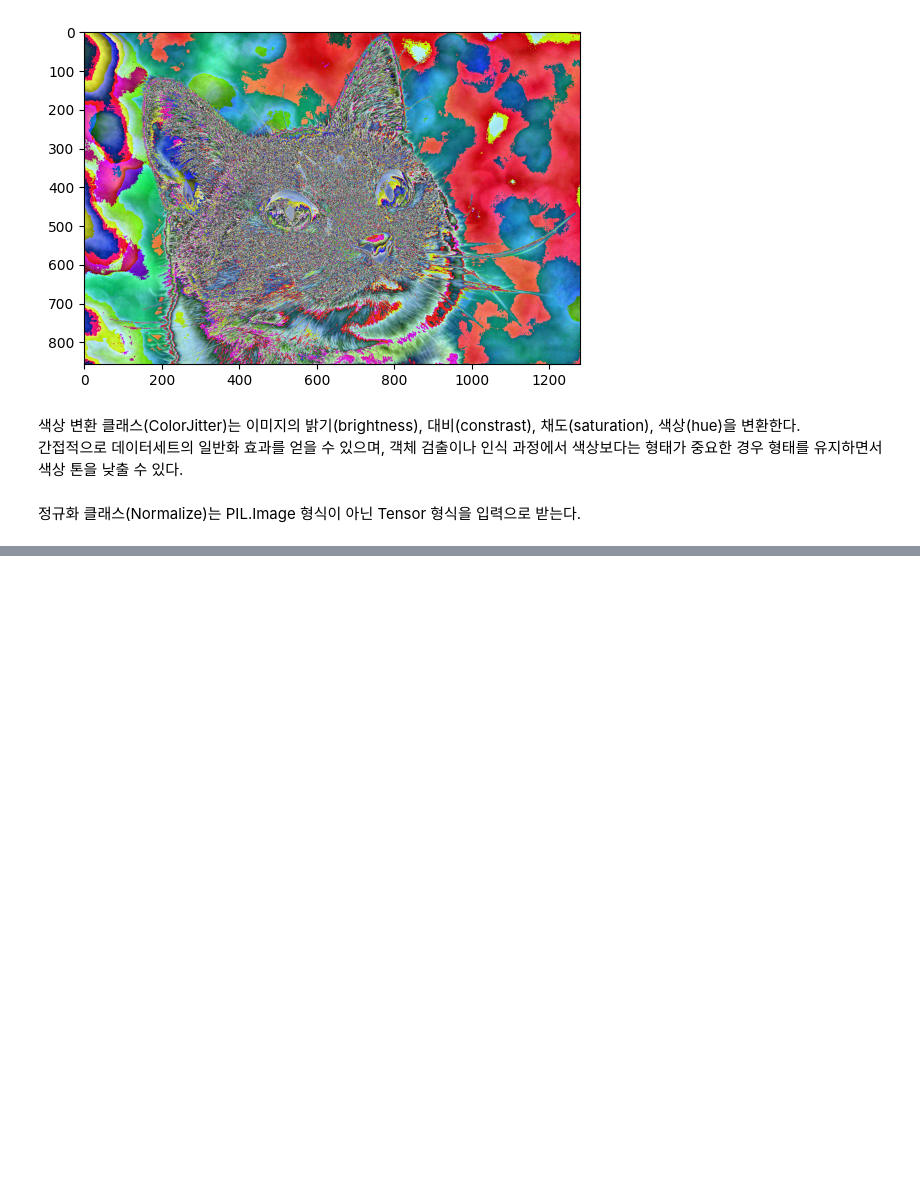
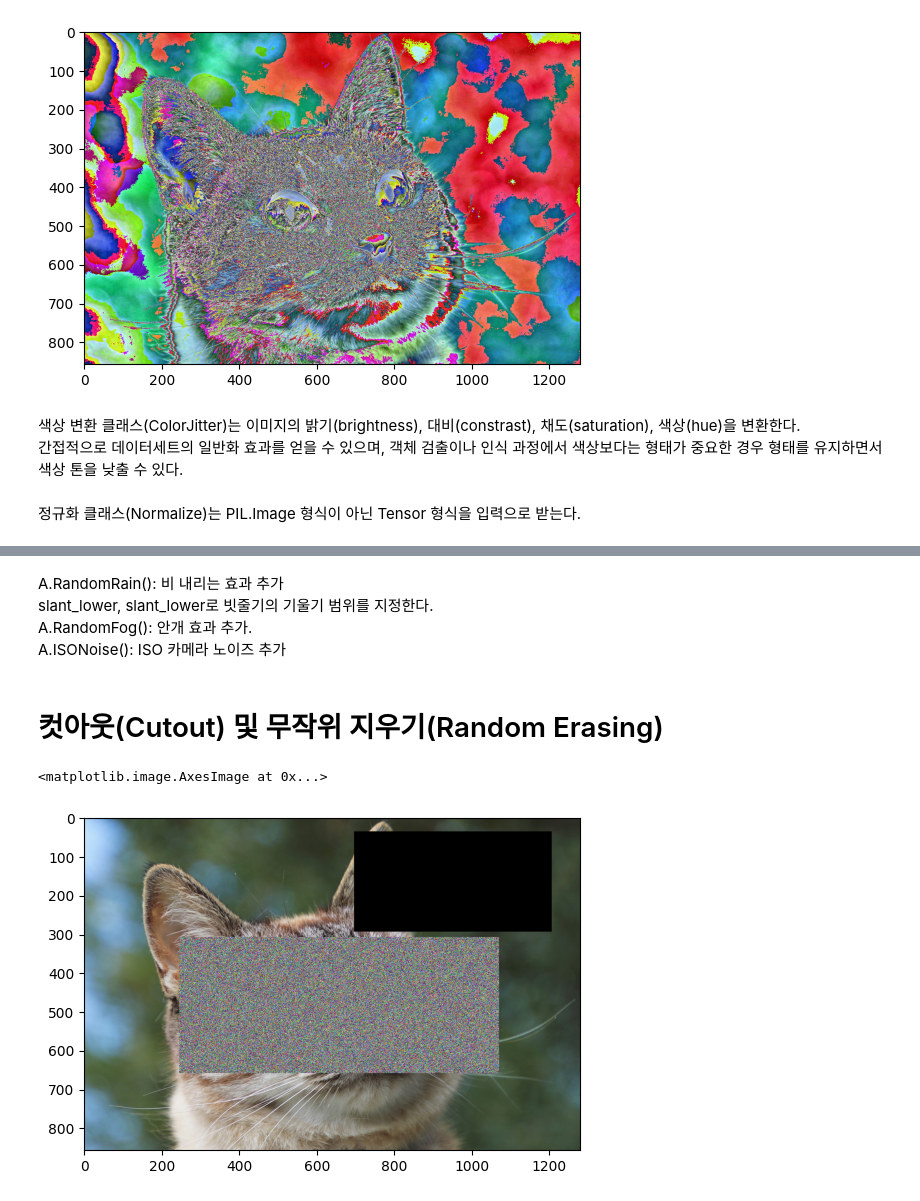
Before and after one commit to choiwonjini/AIFFEL_practice, a Jupyter notebook: pytorch/advanced/4-2. Image Data Augmentation.ipynb, the cells around one changed output, grey strips where cells are left out. Drawn from its saved outputs; the diff is of its cells as text; code cells hidden in the pictures; blank space fills up the shorter version.

```diff
--- a/pytorch/advanced/4-2. Image Data Augmentation.ipynb
+++ b/pytorch/advanced/4-2. Image Data Augmentation.ipynb
@@ -150,0 +171,20 @@ plt.imshow(transformed_image)
+# %% [markdown]
+A.RandomRain(): 비 내리는 효과 추가
+slant_lower, slant\_lower로 빗줄기의 기울기 범위를 지정한다.
+A.RandomFog(): 안개 효과 추가.
+A.ISONoise(): ISO 카메라 노이즈 추가
+# %% [markdown]
+# 컷아웃(Cutout) 및 무작위 지우기(Random Erasing)
+# %%
+transform = transforms.Compose([
+    transforms.ToTensor(),
+    transforms.RandomErasing(p=1.0, value=0),        # Cutout
+    transforms.RandomErasing(p=1.0, value='random'), # Random Erasing
+    transforms.ToPILImage()
+])
+
+transformed_image = transform(image)
+plt.imshow(transformed_image)
+# %% [output]
+<matplotlib.image.AxesImage at 0x...>
+[figure, added]
```
Also changed, not shown: parts of 9 cells of this notebook.
